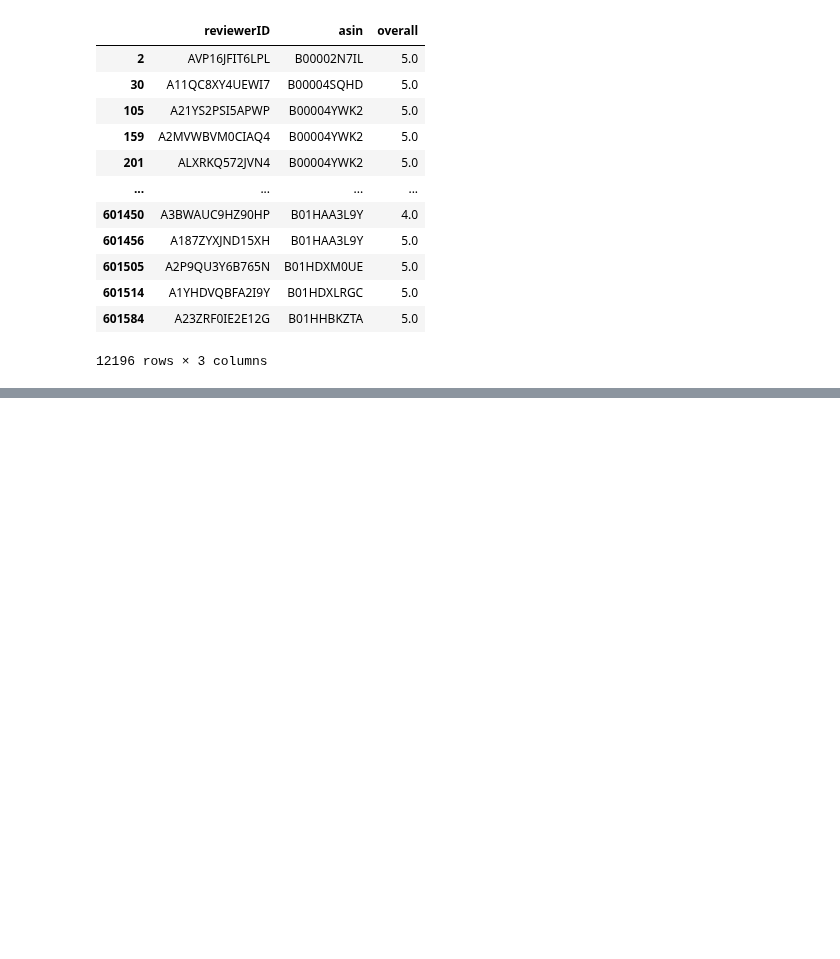
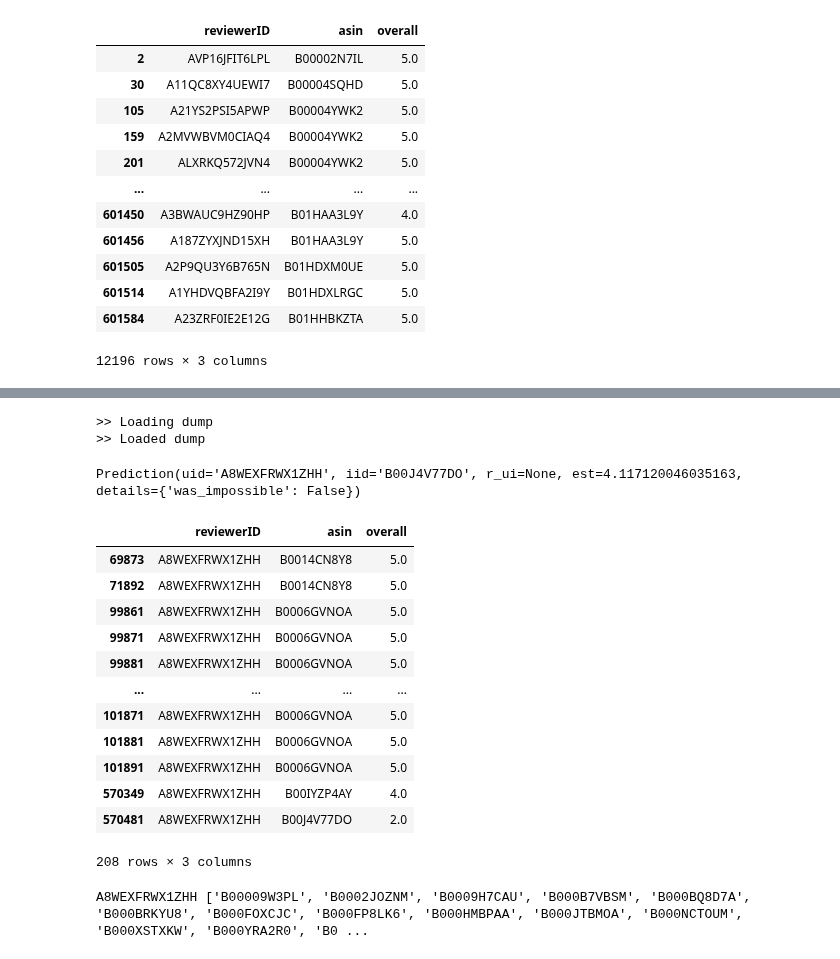
Before and after one commit to DATA-606-SPRING-2022/Jin_DATA606, a Jupyter notebook: ipynb/DATA606_Part2_CollaborativeRecommender.ipynb, the cells around one changed output, grey strips where cells are left out. Cells and saved outputs as stored; diff of their text form; code cells hidden in the pictures; blank space fills up the shorter version.

```diff
--- a/ipynb/DATA606_Part2_CollaborativeRecommender.ipynb
+++ b/ipynb/DATA606_Part2_CollaborativeRecommender.ipynb
@@ -369,0 +484,4 @@ RMSE: 0.8241
+# %%
+merged_df2 = review_df.merge(product_df, on='asin', how='inner')
+# %%
+merged_df2 = merged_df2.groupby("reviewerID").filter(lambda x: len(x) > 1)
@@ -369,0 +617,37 @@ RMSE: 0.8241
+# %%
+model_filename = "./model.pickle"
+loaded_model = load_model(model_filename)
+valid_Dataset = Dataset.load_from_df(result, reader)
+
+testset = [valid_Dataset.df.loc[i].to_list() for i in range(len(valid_Dataset.df))]
+predictions = loaded_model.test(testset)
+#prediction = loaded_model.predict('AVP16JFIT6LPL', 'B00002N7IL')
+top_n = get_top_n(predictions, n=100)
+# %% [output]
+>> Loading dump
+>> Loaded dump
+# %%
+loaded_model.predict('A8WEXFRWX1ZHH','B00J4V77DO')
+# %% [output]
+Prediction(uid='A8WEXFRWX1ZHH', iid='B00J4V77DO', r_ui=None, est=4.117120046035163, details={'was_impossible': False})
+# %%
+merged_df2[merged_df2['reviewerID']=='A8WEXFRWX1ZHH']
+# %% [output]
+|  | reviewerID | asin | overall |
+| 69873 | A8WEXFRWX1ZHH | B0014CN8Y8 | 5.0 |
+| 71892 | A8WEXFRWX1ZHH | B0014CN8Y8 | 5.0 |
+| 99861 | A8WEXFRWX1ZHH | B0006GVNOA | 5.0 |
+| 99871 | A8WEXFRWX1ZHH | B0006GVNOA | 5.0 |
+| 99881 | A8WEXFRWX1ZHH | B0006GVNOA | 5.0 |
+| ... | ... | ... | ... |
+| 101871 | A8WEXFRWX1ZHH | B0006GVNOA | 5.0 |
+| 101881 | A8WEXFRWX1ZHH | B0006GVNOA | 5.0 |
+| 101891 | A8WEXFRWX1ZHH | B0006GVNOA | 5.0 |
+| 570349 | A8WEXFRWX1ZHH | B00IYZP4AY | 4.0 |
+| 570481 | A8WEXFRWX1ZHH | B00J4V77DO | 2.0 |
+208 rows × 3 columns
+# %%
+for uid, user_ratings in top_n.items():
+    print(uid, [iid for (iid, _) in user_ratings])
+# %% [output]
+A8WEXFRWX1ZHH ['B00009W3PL', 'B0002JOZNM', 'B0009H7CAU', 'B000B7VBSM', 'B000BQ8D7A', 'B000BRKYU8', 'B000FOXCJC', 'B000FP8LK6', 'B000HMBPAA', 'B000JTBMOA', 'B000NCTOUM', 'B000XSTXKW', 'B000YRA2R0', 'B0 ...
```
Also changed, not shown: parts of 17 cells of this notebook.
